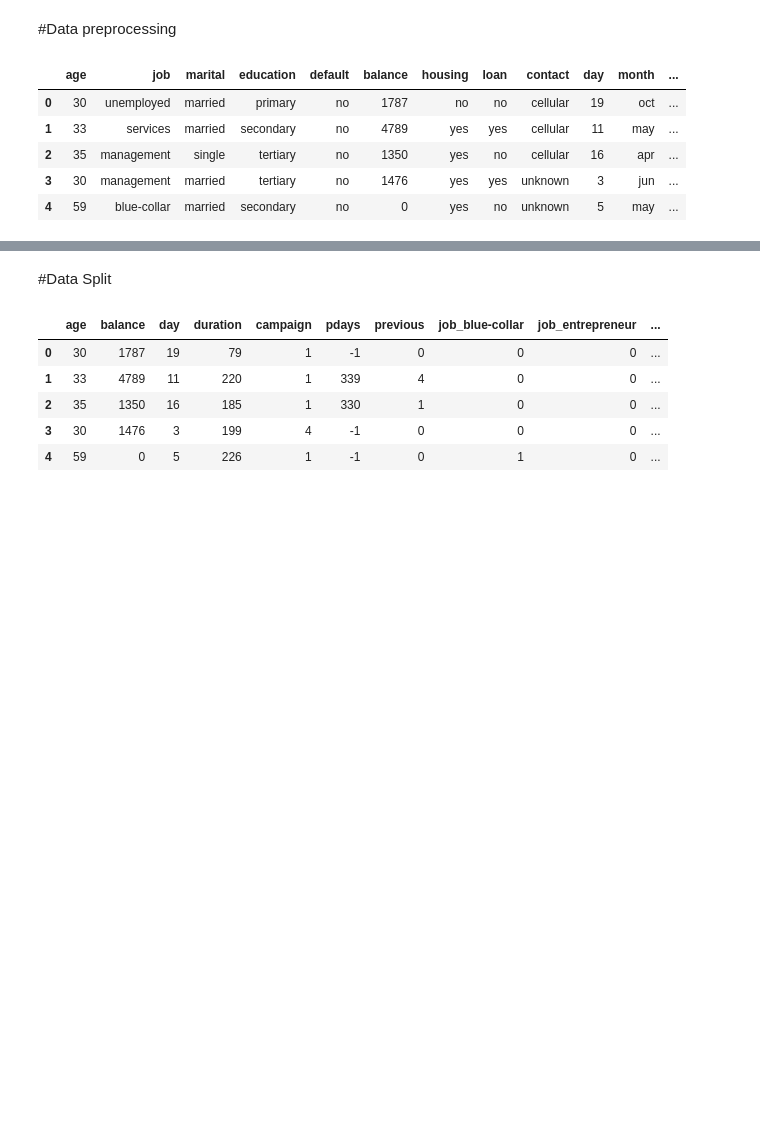
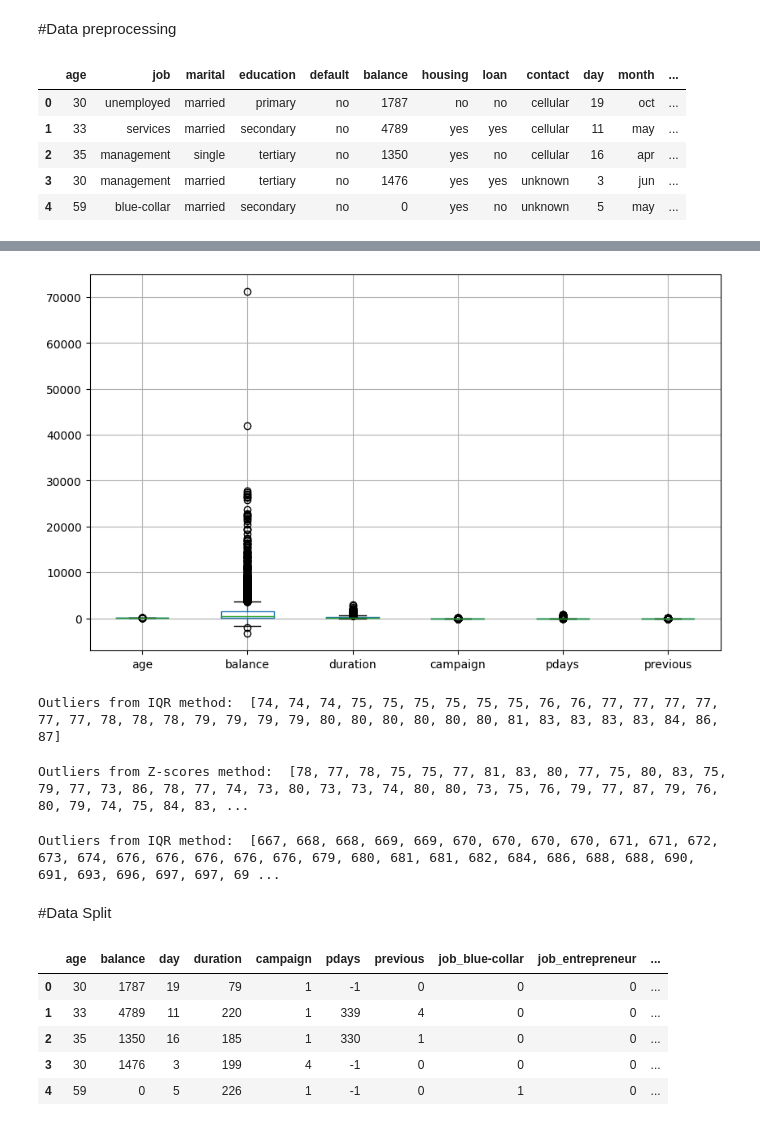
Before and after one commit to DIDIHBABS/python_projects, a Jupyter notebook: bank_marketing_classification/classification_.ipynb, the cells around one changed output, grey strips where cells are left out. Drawn from its saved outputs; the diff is of its cells as text; code cells hidden in the pictures; blank space fills up the shorter version.

```diff
--- a/bank_marketing_classification/classification_.ipynb
+++ b/bank_marketing_classification/classification_.ipynb
@@ -80,0 +145,25 @@ False
+# %%
+plt.figure(figsize=(10, 6))
+num_features.boxplot()
+plt.show()
+# %% [output]
+[figure, added]
+# %%
+outliers = []
+def detect_outliers_iqr(data):
+    data = sorted(data)
+    q1 = np.percentile(data, 25)
+    q3 = np.percentile(data, 75)
+    # print(q1, q3)
+    IQR = q3-q1
+    lwr_bound = q1-(1.5*IQR)
+    upr_bound = q3+(1.5*IQR)
+    # print(lwr_bound, upr_bound)
+    for i in data:
+        if (i<lwr_bound or i>upr_bound):
+            outliers.append(i)
+    return outliers# Driver code
+sample_outliers = detect_outliers_iqr(num_features['age'])
+print("Outliers from IQR method: ", sample_outliers)
+# %% [output]
+Outliers from IQR method:  [74, 74, 74, 75, 75, 75, 75, 75, 75, 76, 76, 77, 77, 77, 77, 77, 77, 78, 78, 78, 79, 79, 79, 79, 80, 80, 80, 80, 80, 80, 81, 83, 83, 83, 83, 84, 86, 87]
@@ -81,3 +182,28 @@ False
+# %%
+sample_outliers = detect_outliers_zscore(num_features['balance'])
+
+print("Outliers from Z-scores method: ", sample_outliers)
+# %% [output]
+Outliers from Z-scores method:  [78, 77, 78, 75, 75, 77, 81, 83, 80, 77, 75, 80, 83, 75, 79, 77, 73, 86, 78, 77, 74, 73, 80, 73, 73, 74, 80, 80, 73, 75, 76, 79, 77, 87, 79, 76, 80, 79, 74, 75, 84, 83, ...
+# %%
+outliers = []
+def detect_outliers_iqr(data):
+    data = sorted(data)
+    q1 = np.percentile(data, 25)
+    q3 = np.percentile(data, 75)
+    # print(q1, q3)
+    IQR = q3-q1
+    lwr_bound = q1-(1.5*IQR)
+    upr_bound = q3+(1.5*IQR)
+    # print(lwr_bound, upr_bound)
+    for i in data:
+        if (i<lwr_bound or i>upr_bound):
+            outliers.append(i)
+    return outliers# Driver code
+sample_outliers = detect_outliers_iqr(df['duration'])
+print("Outliers from IQR method: ", sample_outliers)
+# %% [output]
+Outliers from IQR method:  [667, 668, 668, 669, 669, 670, 670, 670, 670, 671, 671, 672, 673, 674, 676, 676, 676, 676, 676, 679, 680, 681, 681, 682, 684, 686, 688, 688, 690, 691, 693, 696, 697, 697, 69 ...
 # %% [markdown]
 #Data Split
 # %%
```
Also changed, not shown: parts of 15 cells of this notebook.
